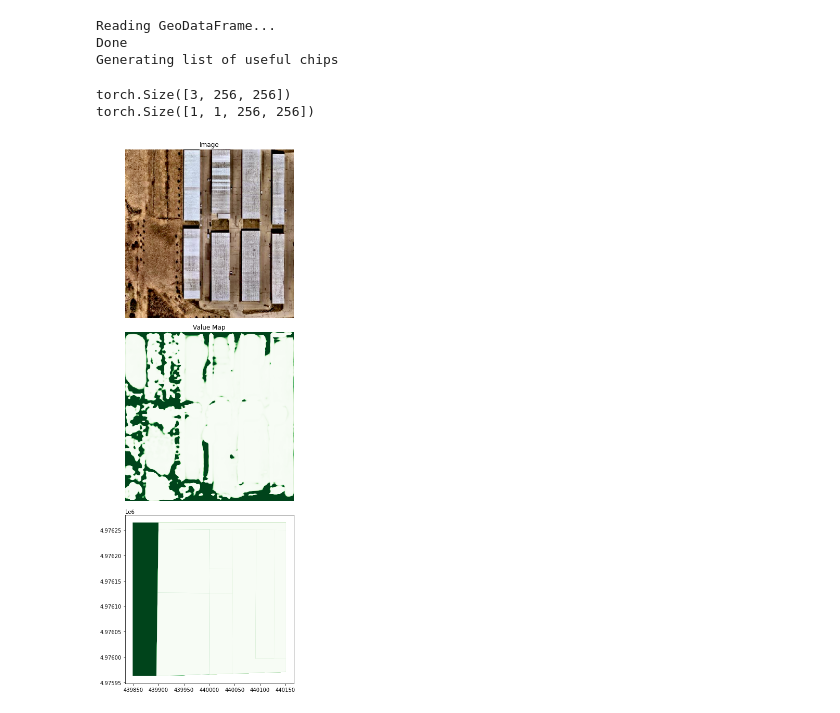
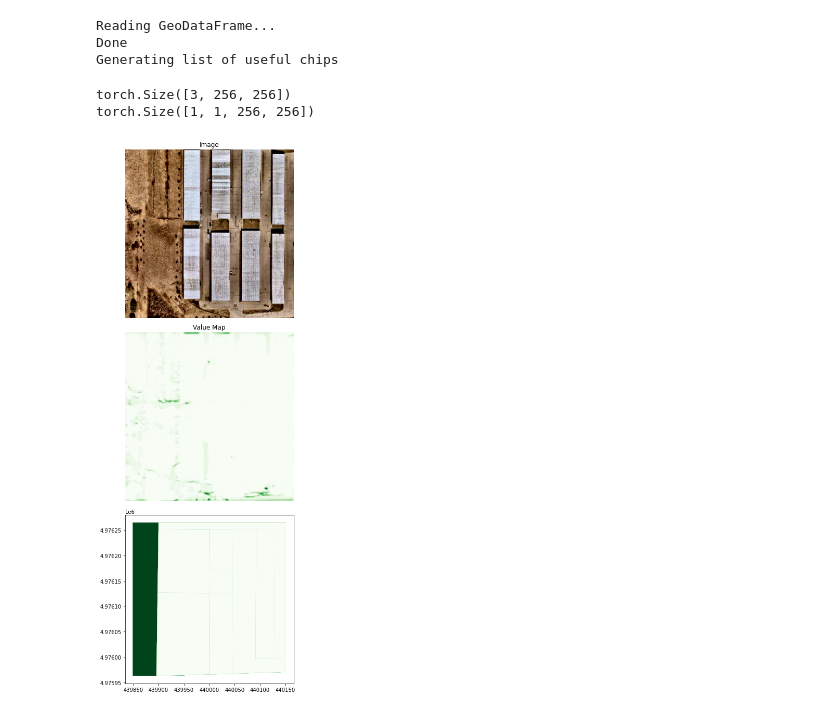
Before and after one commit to mvrl/disaggregation, a Jupyter notebook: aggregation/test_image_gen.ipynb, the cells around one changed output. Drawn from its saved outputs; the diff is of its cells as text; code cells hidden in the pictures.

```diff
--- a/aggregation/test_image_gen.ipynb
+++ b/aggregation/test_image_gen.ipynb
@@ -30,24 +30,26 @@ with torch.no_grad():
 # %%
 import numpy as np
 
 fig, axs = plt.subplots(3,1,figsize=(10,15))
 print(image.shape)
 axs[0].imshow(image.permute(1,2,0))
 axs[0].axis('off')
 axs[0].set_title("Image")
 #axs[1].imshow(seg_grid.permute(1,2,0))
 #axs[1].axis('off')
 print(x.shape)
-axs[1].imshow(x.squeeze(0).permute(1,2,0), vmin = 0.0, vmax = 0.0001, cmap = 'Greens')
+axs[1].imshow(x.squeeze(0).permute(1,2,0), vmin = 0.0, cmap = 'Greens')
 axs[1].axis('off')
 axs[1].set_title("Value Map")
 
 # This needs proper color scalings... unsure how to do this
 polygons.plot(ax=axs[2], column = 'TOTAL_MV1', alpha = 1, linewidth=3, cmap = 'Greens')
 
+# I need to take this and make a script to generate them...
+
 fig.tight_layout()
 plt.savefig('/u/pop-d1/grad/cgar222/Projects/disaggregation/Plots/Single.jpg')
 # %% [output]
 torch.Size([3, 256, 256])
 torch.Size([1, 1, 256, 256])
-[figure, old version]
+[figure, new version]
```
Also changed, not shown: 2 other files.
